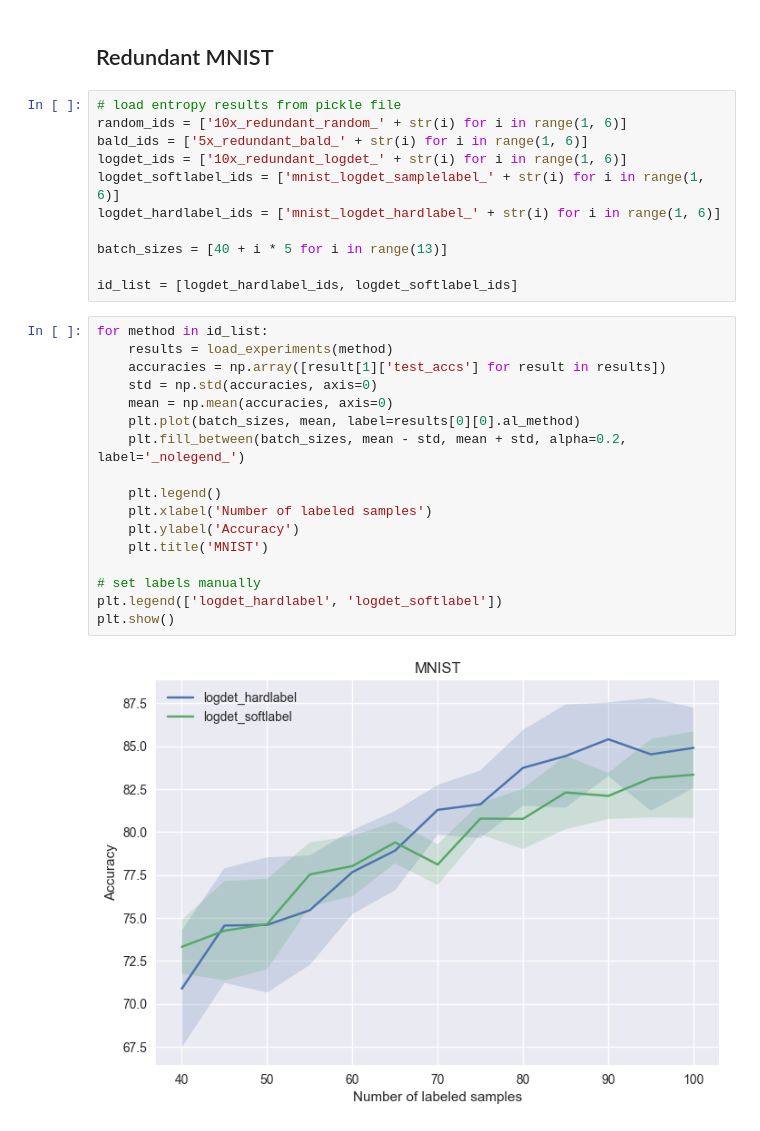
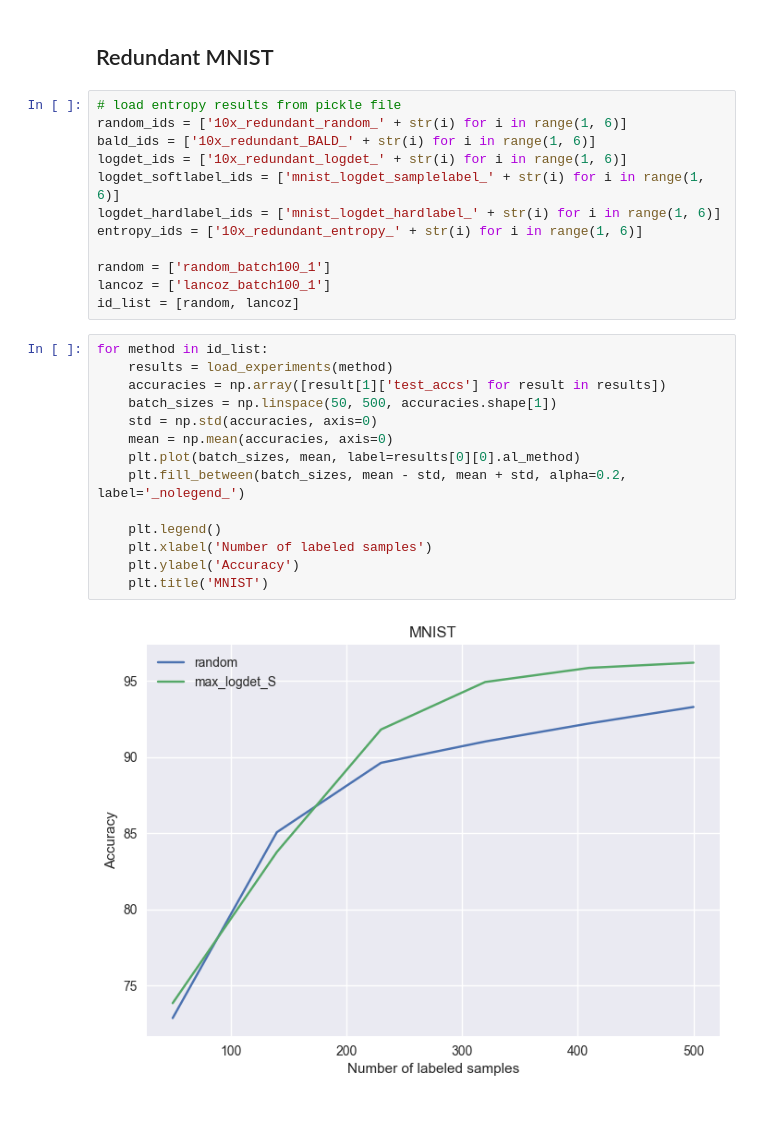
Before and after one commit to VLDrenth/MSc_Dissertation, a Jupyter notebook: plotting.ipynb, the cells around one changed output. Cells and saved outputs as stored; diff of their text form.

Commit message:
allow diff batchsizes

```diff
--- a/plotting.ipynb
+++ b/plotting.ipynb
@@ -15,30 +15,28 @@ plt.style.use('seaborn-v0_8')
 # %%
 # load entropy results from pickle file
 random_ids = ['10x_redundant_random_' + str(i) for i in range(1, 6)]
-bald_ids = ['5x_redundant_bald_' + str(i) for i in range(1, 6)]
+bald_ids = ['10x_redundant_BALD_' + str(i) for i in range(1, 6)]
 logdet_ids = ['10x_redundant_logdet_' + str(i) for i in range(1, 6)]
 logdet_softlabel_ids = ['mnist_logdet_samplelabel_' + str(i) for i in range(1, 6)]
 logdet_hardlabel_ids = ['mnist_logdet_hardlabel_' + str(i) for i in range(1, 6)]
+entropy_ids = ['10x_redundant_entropy_' + str(i) for i in range(1, 6)]
 
-batch_sizes = [40 + i * 5 for i in range(13)]
-
-id_list = [logdet_hardlabel_ids, logdet_softlabel_ids]
+random = ['random_batch100_1']
+lancoz = ['lancoz_batch100_1']
+id_list = [random, lancoz]
 # %%
 for method in id_list:
     results = load_experiments(method)
     accuracies = np.array([result[1]['test_accs'] for result in results])
+    batch_sizes = np.linspace(50, 500, accuracies.shape[1])
     std = np.std(accuracies, axis=0)
     mean = np.mean(accuracies, axis=0)
     plt.plot(batch_sizes, mean, label=results[0][0].al_method)
     plt.fill_between(batch_sizes, mean - std, mean + std, alpha=0.2, label='_nolegend_')
 
     plt.legend()
     plt.xlabel('Number of labeled samples')
     plt.ylabel('Accuracy')
     plt.title('MNIST')
-
-# set labels manually
-plt.legend(['logdet_hardlabel', 'logdet_softlabel'])
-plt.show()
 # %% [output]
-[figure, old version]
+[figure, new version]
```
